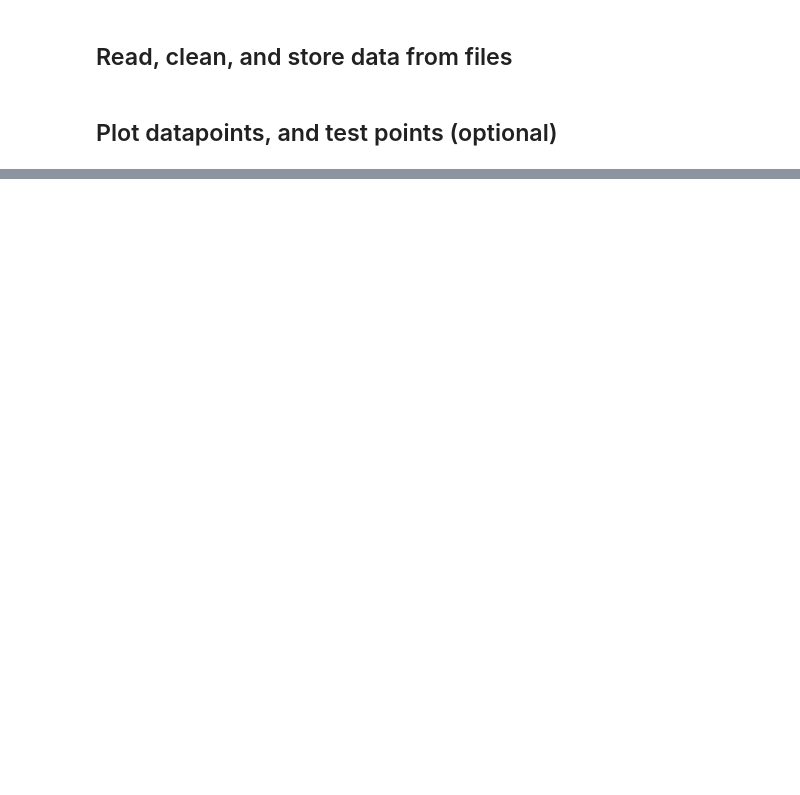
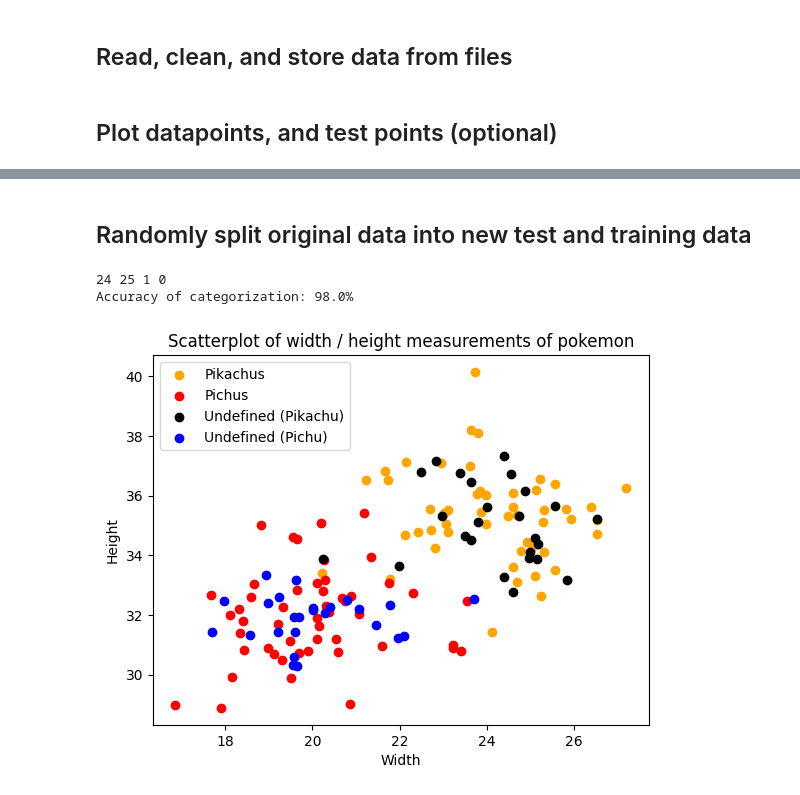
Before and after one commit to Andreas-Svensson/python, a Jupyter notebook: Laborations/Machine Learning Laboration/machine_learning_laboration.ipynb, the cells around one changed output, grey strips where cells are left out. Saved outputs shown, nothing was run; the diff lists cells and outputs as text; code cells hidden in the pictures; blank space fills up the shorter version.

```diff
--- a/Laborations/Machine Learning Laboration/machine_learning_laboration.ipynb
+++ b/Laborations/Machine Learning Laboration/machine_learning_laboration.ipynb
@@ -250,0 +261,14 @@ print(distance)
+# %% [markdown]
+## Randomly split original data into new test and training data
+# %%
+data = generate_data_from_file() # read in datapoints file and store as data
+test_data, training_data = generate_test_training_data(data) # split datapoints in data randomly into 2 groups; test and training data
+
+plot_data(training_data, test_data)
+
+accuracy = calculate_accuracy(test_data, training_data, 10) # categorize points of test data compared to training data, and calculate accuracy of predictions
+print(f"Accuracy of categorization: {accuracy * 100}%") # print accuracy results # TODO return TP TN FP FN
+# %% [output]
+24 25 1 0
+Accuracy of categorization: 98.0%
+[figure, added]
```
Also changed, not shown: parts of 14 cells of this notebook.
